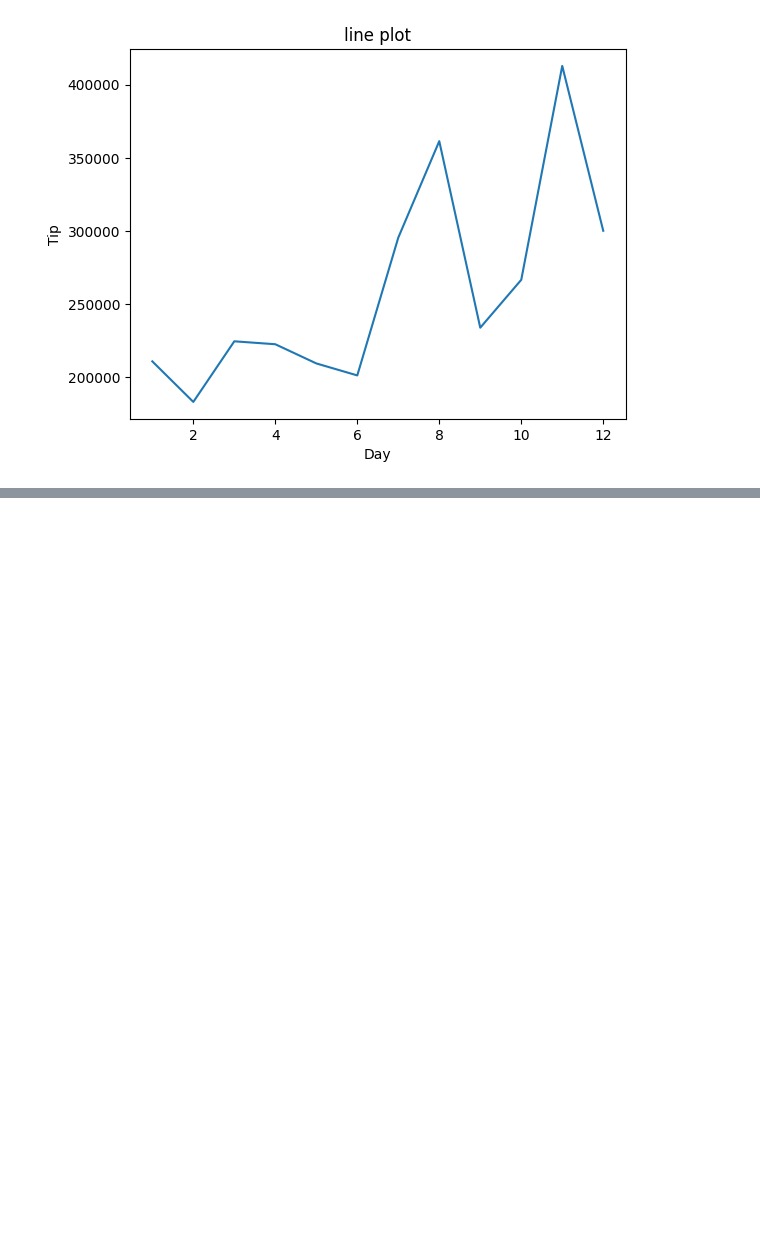
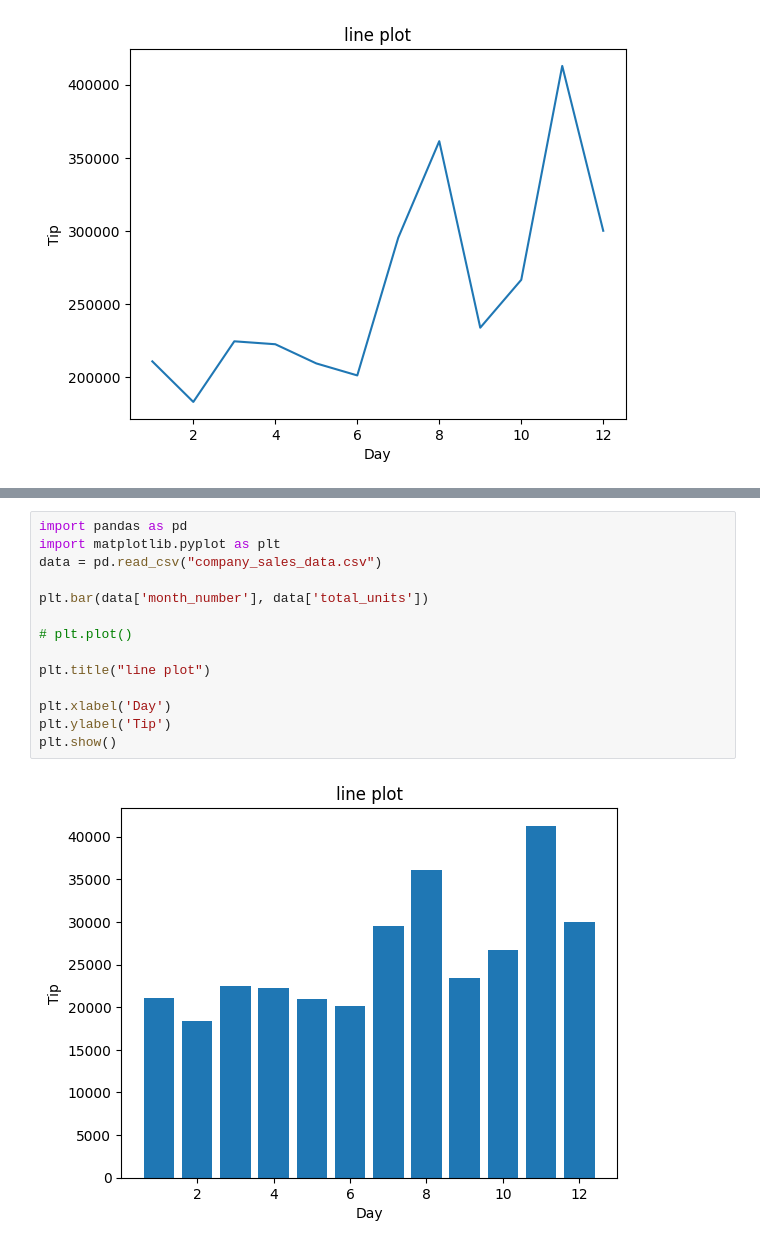
Before and after one commit to shilvi53/BigDataAnalysis, a Jupyter notebook: assignment4_26feb_202301058.ipynb, the cells around one changed output, grey strips where cells are left out. Drawn from its saved outputs; the diff is of its cells as text; blank space fills up the shorter version.

```diff
--- a/assignment4_26feb_202301058.ipynb
+++ b/assignment4_26feb_202301058.ipynb
@@ -16,0 +37,16 @@ plt.show()
+# %%
+import pandas as pd
+import matplotlib.pyplot as plt
+data = pd.read_csv("company_sales_data.csv")
+
+plt.bar(data['month_number'], data['total_units'])
+
+# plt.plot()
+
+plt.title("line plot")
+
+plt.xlabel('Day')
+plt.ylabel('Tip')
+plt.show()
+# %% [output]
+[figure, added]
```
Also changed, not shown: parts of 1 cell of this notebook.
